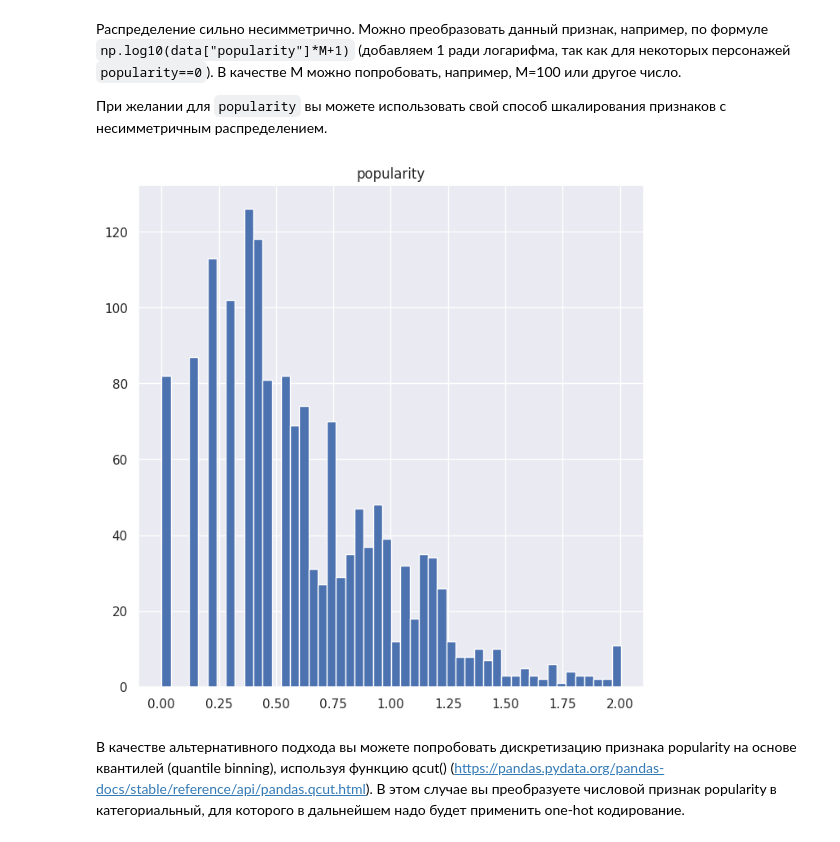
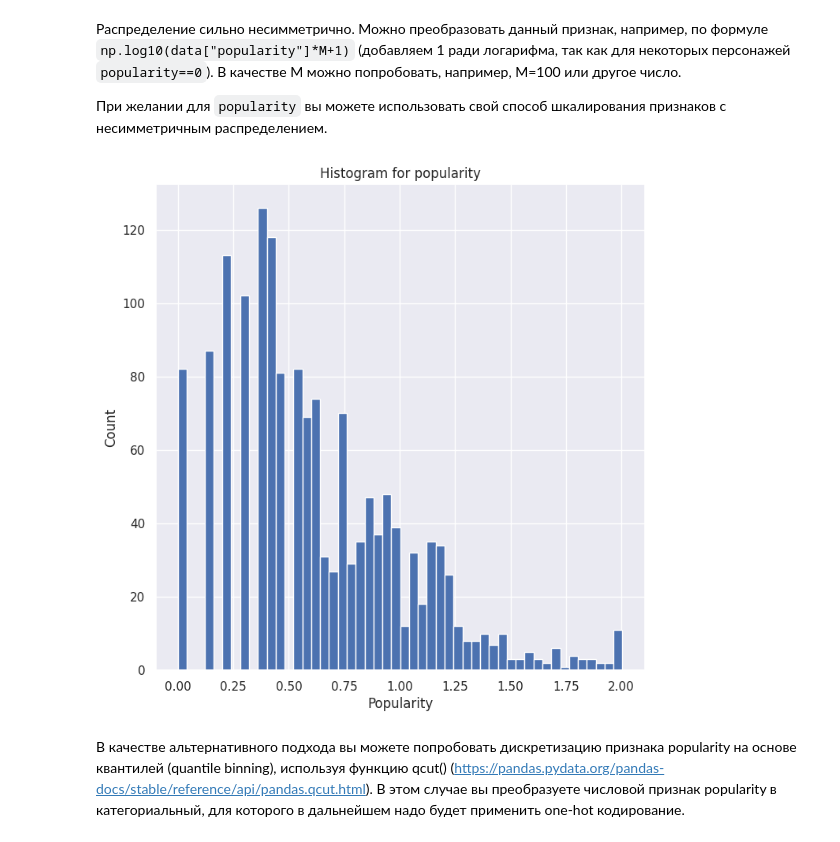
Before and after one commit to MasterOfRealityyy/DLS, a Jupyter notebook: hw_1_game_of_thrones.ipynb, the cells around one changed output. Saved outputs shown, nothing was run; the diff lists cells and outputs as text; code cells hidden in the pictures.

```diff
--- a/hw_1_game_of_thrones.ipynb
+++ b/hw_1_game_of_thrones.ipynb
@@ -218,8 +221,11 @@ data.hist(column="popularity", bins=50, figsize=(8, 8));
 # %%
 data["popularity"] = np.log10(data["popularity"]*100+1)
 data.hist(column="popularity", bins=50, figsize=(8, 8));
+plt.title('Histogram for popularity')
+plt.xlabel('Popularity')
+plt.ylabel('Count');
 # %% [output]
-[figure, old version]
+[figure, new version]
 # %% [markdown]
 В качестве альтернативного подхода вы можете попробовать дискретизацию признака popularity на основе квантилей (quantile binning), используя функцию qcut() (https://pandas.pydata.org/pandas-docs/stable/reference/api/pandas.qcut.html). В этом случае вы преобразуете числовой признак popularity в категориальный, для которого в дальнейшем надо будет применить one-hot кодирование.
 # %% [markdown]
```
Also changed, not shown: parts of 24 cells of this notebook.
